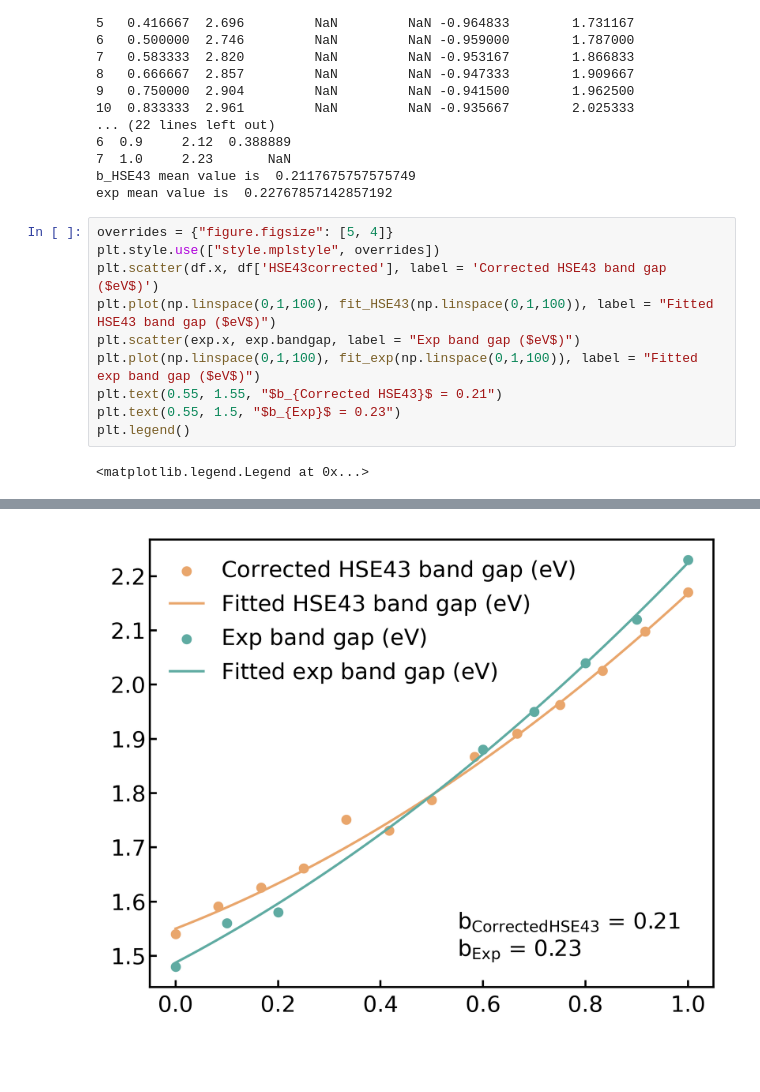
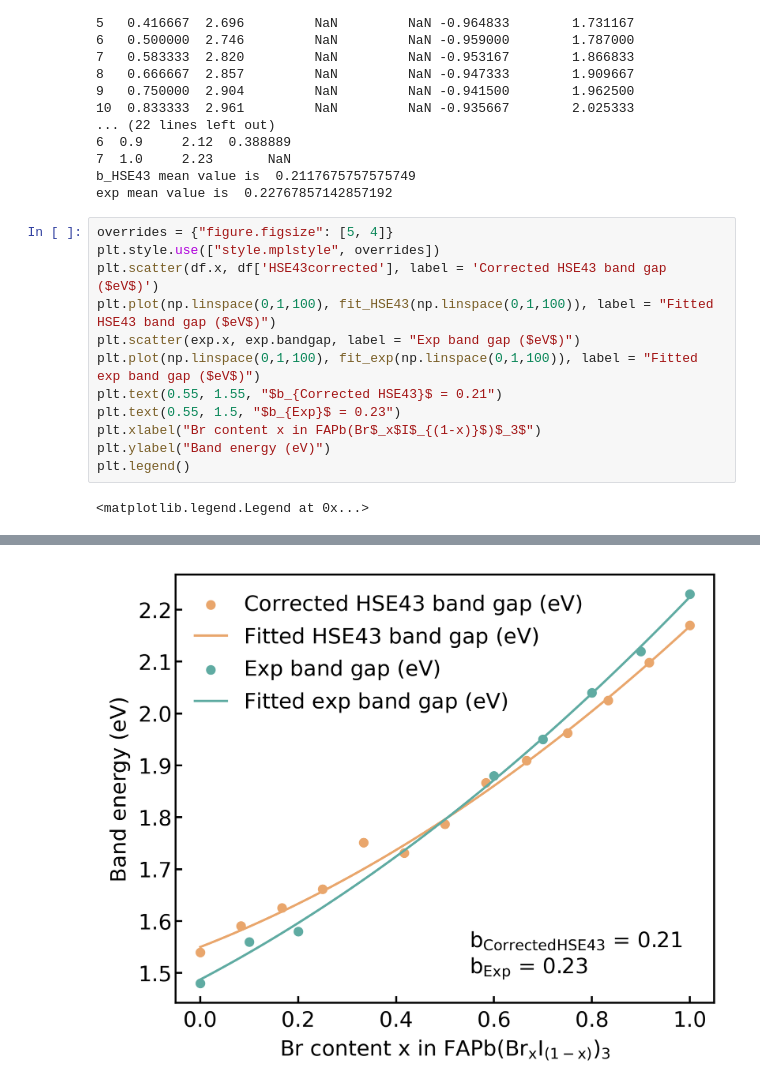
Before and after one commit to SAMAece/Jupyterlab, a Jupyter notebook: Used/bandgap/bandgap_mix.ipynb, the cells around one changed output, grey strips where cells are left out. Saved outputs shown, nothing was run; the diff lists cells and outputs as text; blank space fills up the shorter version.

```diff
--- a/Used/bandgap/bandgap_mix.ipynb
+++ b/Used/bandgap/bandgap_mix.ipynb
@@ -84,6 +84,8 @@ plt.scatter(exp.x, exp.bandgap, label = "Exp band gap ($eV$)")
 plt.plot(np.linspace(0,1,100), fit_exp(np.linspace(0,1,100)), label = "Fitted exp band gap ($eV$)")
 plt.text(0.55, 1.55, "$b_{Corrected HSE43}$ = 0.21")
 plt.text(0.55, 1.5, "$b_{Exp}$ = 0.23")
+plt.xlabel("Br content x in FAPb(Br$_x$I$_{(1-x)}$)$_3$")
+plt.ylabel("Band energy (eV)")
 plt.legend()
 # %% [output]
 <matplotlib.legend.Legend at 0x...>
@@ -103,5 +105,5 @@ findfont: Generic family 'sans-serif' not found because none of the following fa
 findfont: Generic family 'sans-serif' not found because none of the following families were found: Whitney Pro, Arial, Helvetica, Catamaran, Liberation Sans, Andale Sans
 findfont: Generic family 'sans-serif' not found because none of the following families were found: Whitney Pro, Arial, Helvetica, Catamaran, Liberation Sans, Andale Sans
 findfont: Generic family 'sans-serif' not found because none of the following families were found: Whitney Pro, Arial, Helvetica, Catamaran, Liberation Sans, Andale Sans
 findfont: Generic family 'sans-serif' not found because none of the following families were found: Whitney Pro, Arial, Helvetica, Catamaran, Liberation Sans, Andale Sans
-[figure, old version]
+[figure, new version]
```
Also changed, not shown: parts of 1 cell of this notebook.
